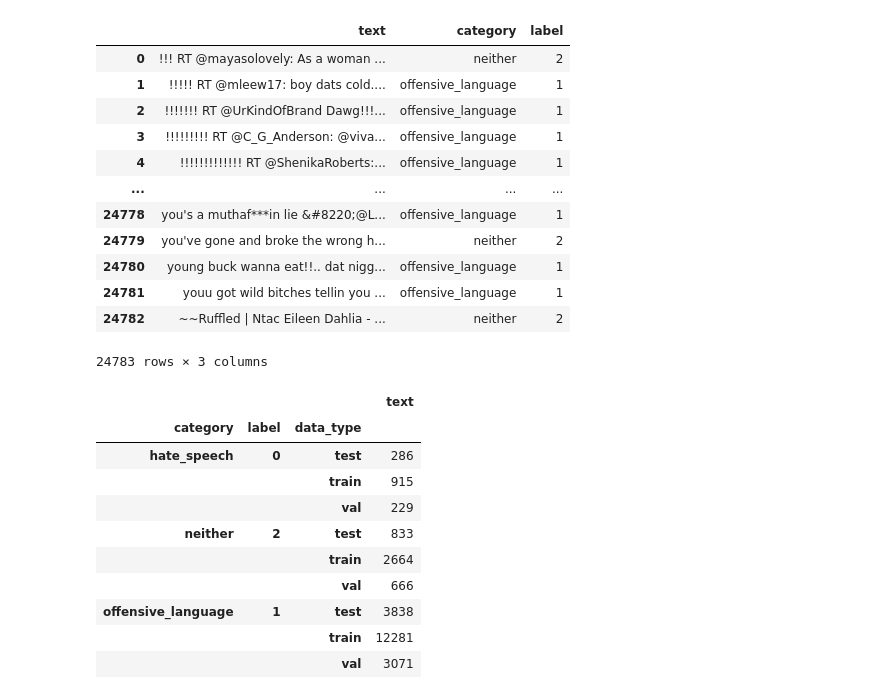
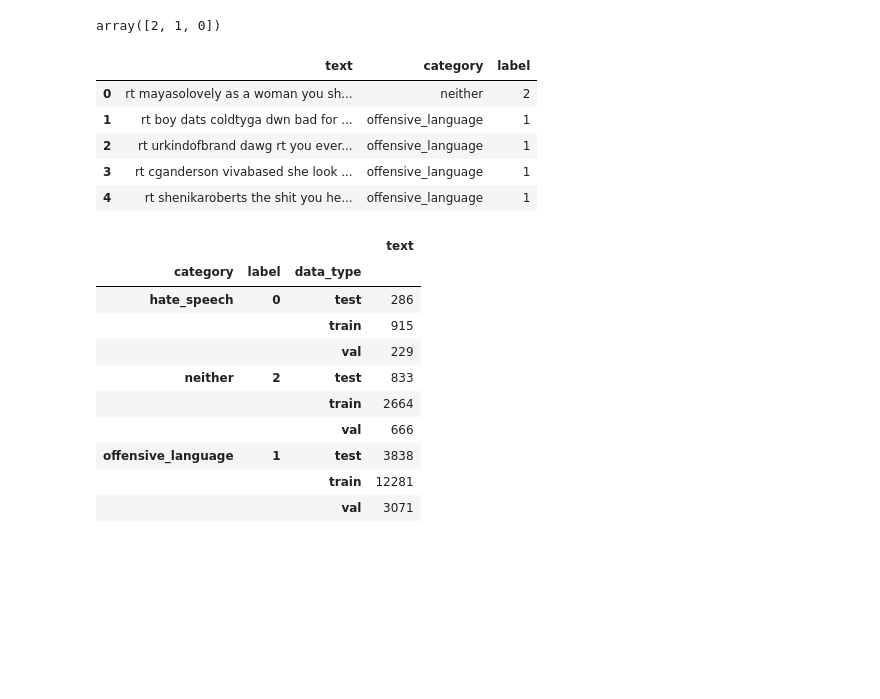
Before and after one commit to PatrickKudo/hate_speech_detection, a Jupyter notebook: BERT_CNN_Model.ipynb, the cells around one changed output. Cells and saved outputs as stored; diff of their text form; code cells hidden in the pictures; blank space fills up the shorter version.

```diff
--- a/BERT_CNN_Model.ipynb
+++ b/BERT_CNN_Model.ipynb
@@ -89,33 +123,0 @@ df.head()
-# %%
-#dividing into classes
-
-
-nRowsRead = None # specify 'None' if want to read whole file
-# labeled_data.csv may have more rows in reality, but we are only loading/previewing the first 1000 rows
-df0 = df
-
-df0.rename(columns={'tweet' : 'text','class' : 'category'},inplace=True)
-
-c=df0['label']
-
-a=df0['text']
-b=df0['category']
-
-df= pd.concat([a,b,c], axis=1)
-df.rename(columns={'class' : 'label'},
-                    inplace=True)
-df
-# %% [output]
-|  | text | category | label |
-| 0 | !!! RT @mayasolovely: As a woman ... | neither | 2 |
-| 1 | !!!!! RT @mleew17: boy dats cold.... | offensive_language | 1 |
-| 2 | !!!!!!! RT @UrKindOfBrand Dawg!!!... | offensive_language | 1 |
-| 3 | !!!!!!!!! RT @C_G_Anderson: @viva... | offensive_language | 1 |
-| 4 | !!!!!!!!!!!!! RT @ShenikaRoberts:... | offensive_language | 1 |
-| ... | ... | ... | ... |
-| 24778 | you's a muthaf***in lie &#8220;@L... | offensive_language | 1 |
-| 24779 | you've gone and broke the wrong h... | neither | 2 |
-| 24780 | young buck wanna eat!!.. dat nigg... | offensive_language | 1 |
-| 24781 | youu got wild bitches tellin you ... | offensive_language | 1 |
-| 24782 | ~~Ruffled | Ntac Eileen Dahlia - ... | neither | 2 |
-24783 rows × 3 columns
@@ -122,3 +129,28 @@ df
+# %%
+df0["class"].unique()
+# %% [output]
+array([2, 1, 0])
+# %%
+# Assign category based on class value:
+df0["category"] = np.where(
+    df0["class"]==0, "hate_speech",
+    np.where(df0["class"] == 1, "offensive_language", "neither"))
+
+df0.rename(columns={"tweet":"text"}, inplace=True)
+c=df0['class']
+a=df0['text']
+b=df0['category']
+
+df= pd.concat([a,b,c], axis=1)
+df.rename(columns={'class' : 'label'}, inplace=True)
+df.head()
+# %% [output]
+|  | text | category | label |
+| 0 | rt mayasolovely as a woman you sh... | neither | 2 |
+| 1 | rt boy dats coldtyga dwn bad for ... | offensive_language | 1 |
+| 2 | rt urkindofbrand dawg rt you ever... | offensive_language | 1 |
+| 3 | rt cganderson vivabased she look ... | offensive_language | 1 |
+| 4 | rt shenikaroberts the shit you he... | offensive_language | 1 |
 # %%
 X_train_, X_test, y_train_, y_test = train_test_split(
     df.index.values,
```
Also changed, not shown: parts of 22 cells of this notebook, 1 other file.
